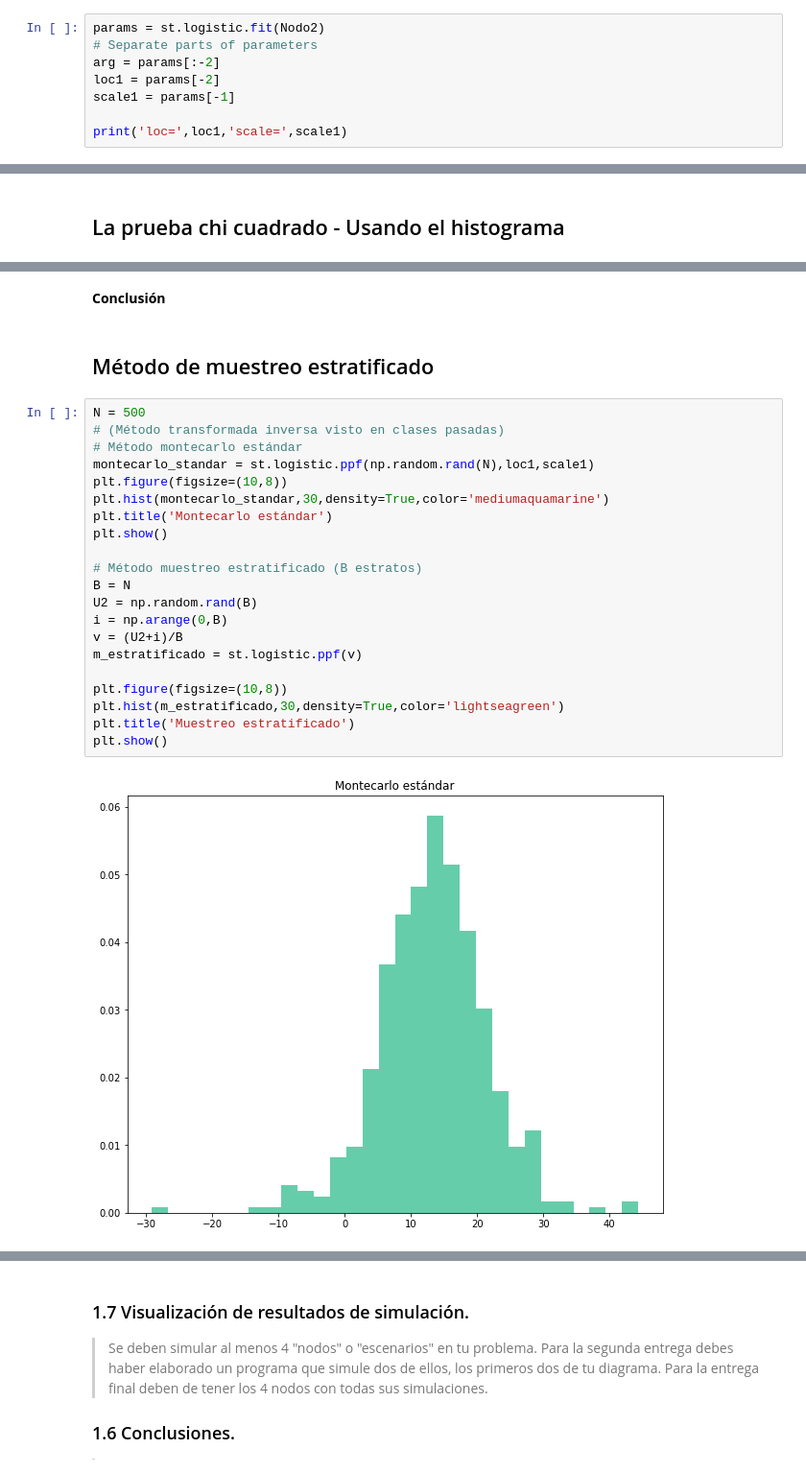
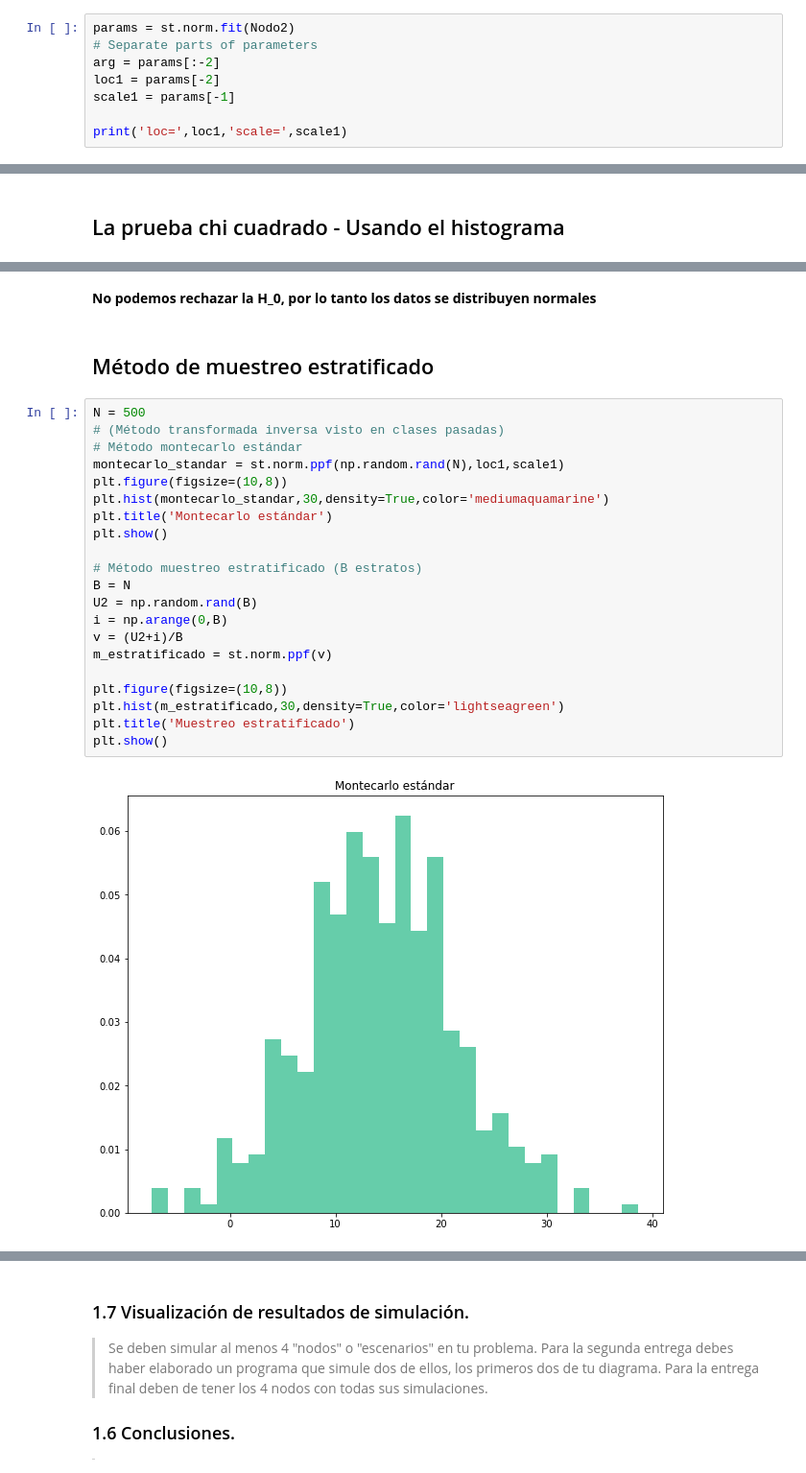
Before and after one commit to Joseancg7/Proyecto_Modulo1, a Jupyter notebook: ProyectoModulo1_GutierrezJ1_OrozcoH2.ipynb, the cells around one changed output, grey strips where cells are left out. Shown at 96% size. Drawn from its saved outputs; the diff is of its cells as text.

```diff
--- a/ProyectoModulo1_GutierrezJ1_OrozcoH2.ipynb
+++ b/ProyectoModulo1_GutierrezJ1_OrozcoH2.ipynb
@@ -1149,7 +1156,7 @@ plt.show()
 # %% [markdown]
 ## Estimación de los Parámetros
 # %%
-params = st.logistic.fit(Nodo2)
+params = st.norm.fit(Nodo2)
 # Separate parts of parameters
 arg = params[:-2]
 loc1 = params[-2]
@@ -1236,27 +1245,27 @@ Desviación estándar muestral =  9.071981391252326
 # %% [markdown]
-**Conclusión**
+**No podemos rechazar la H_0, por lo tanto los datos se distribuyen normales**
 # %% [markdown]
 ## Método de muestreo estratificado
 # %%
 N = 500
 # (Método transformada inversa visto en clases pasadas)
 # Método montecarlo estándar
-montecarlo_standar = st.logistic.ppf(np.random.rand(N),loc1,scale1)
+montecarlo_standar = st.norm.ppf(np.random.rand(N),loc1,scale1)
 plt.figure(figsize=(10,8))
 plt.hist(montecarlo_standar,30,density=True,color='mediumaquamarine')
 plt.title('Montecarlo estándar')
 plt.show()
 
 # Método muestreo estratificado (B estratos)
 B = N
 U2 = np.random.rand(B)
 i = np.arange(0,B)
 v = (U2+i)/B
-m_estratificado = st.logistic.ppf(v)
+m_estratificado = st.norm.ppf(v)
 
 plt.figure(figsize=(10,8))
 plt.hist(m_estratificado,30,density=True,color='lightseagreen')
 plt.title('Muestreo estratificado')
 plt.show()
 # %% [output]
-[figure, old version]
+[figure, new version]
```
Also changed, not shown: parts of 21 cells of this notebook.
